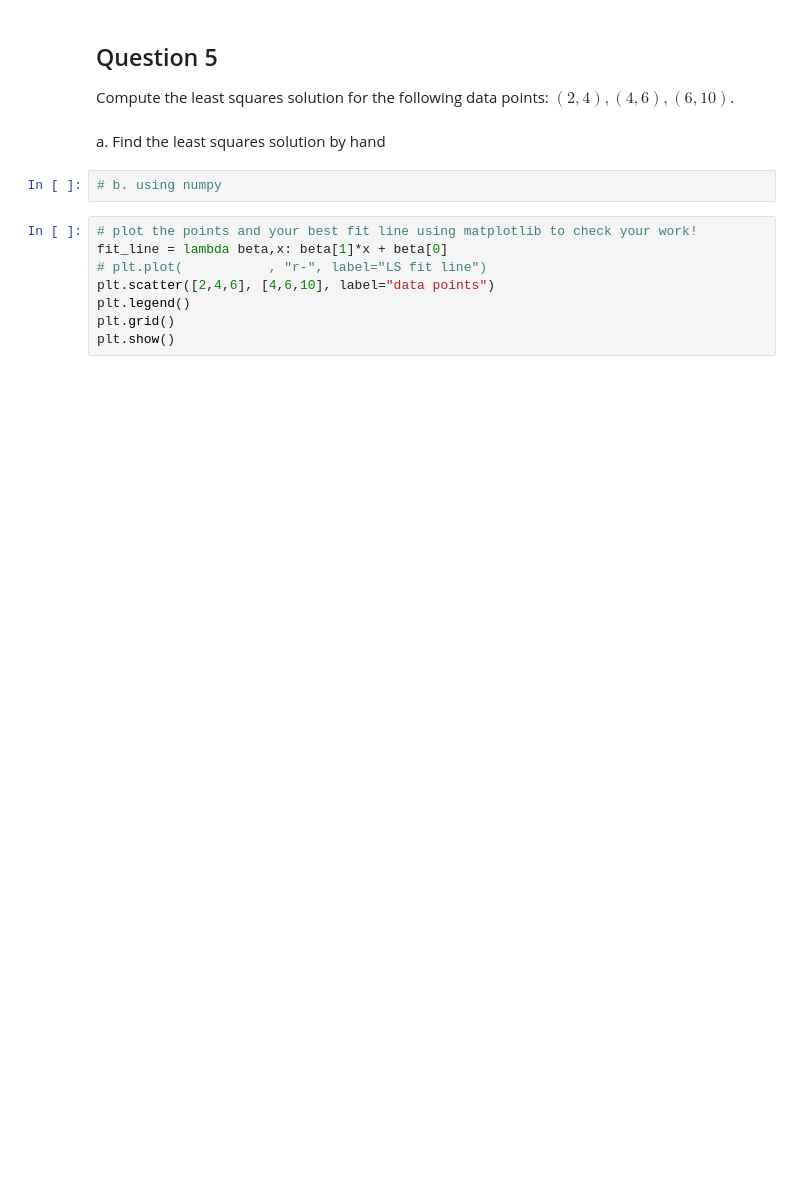
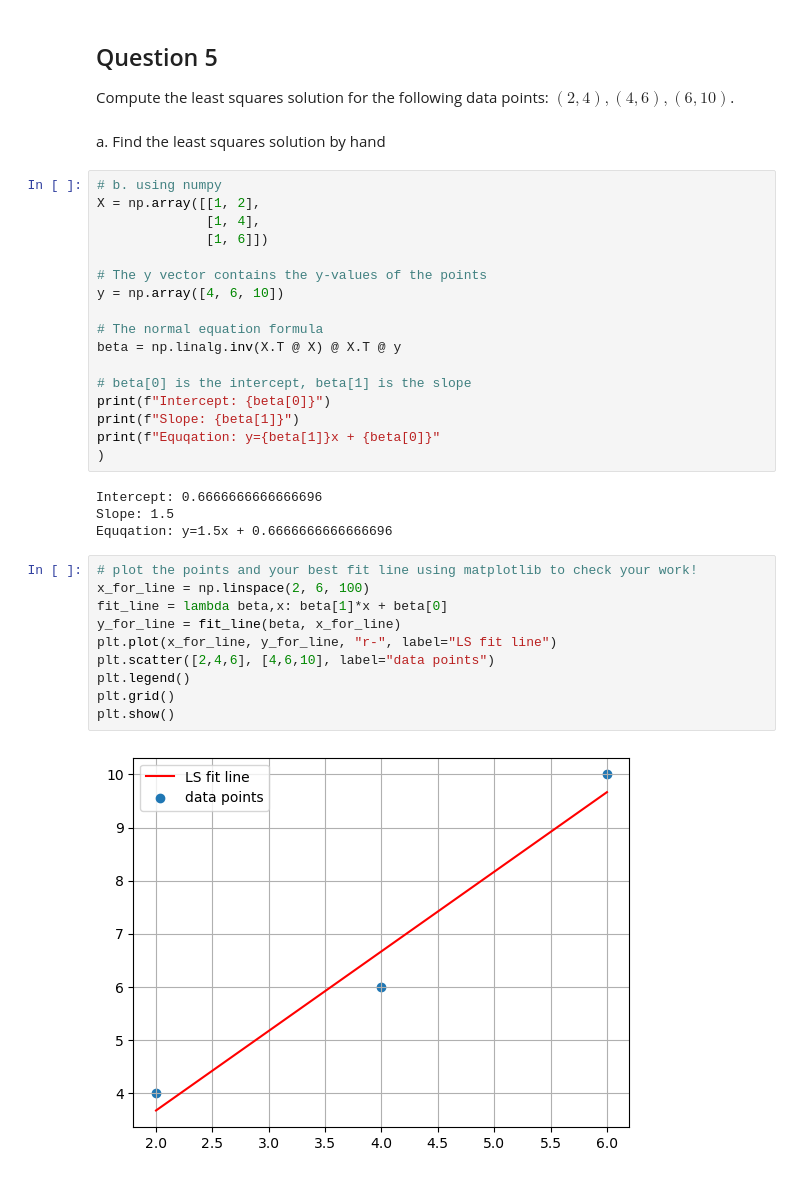
Before and after one commit to AnanyaMujoo/bwsi-comp-problem-solving, a Jupyter notebook: mod1_foundations_of_applied_math/3_more_linear_algerbra.ipynb, the cells around one changed output. Cells and saved outputs as stored; diff of their text form; blank space fills up the shorter version.

```diff
--- a/mod1_foundations_of_applied_math/3_more_linear_algerbra.ipynb
+++ b/mod1_foundations_of_applied_math/3_more_linear_algerbra.ipynb
@@ -318,13 +358,36 @@ print(beta)  # Output: [1.  1.5]
 Compute the least squares solution for the following data points: $(2,4), (4,6), (6,10)$.
 # %% [markdown]
 a. Find the least squares solution by hand
-# %%
-# b. using numpy
+# %%
+# b. using numpy
+X = np.array([[1, 2],
+              [1, 4],
+              [1, 6]])
+
+# The y vector contains the y-values of the points
+y = np.array([4, 6, 10])
+
+# The normal equation formula
+beta = np.linalg.inv(X.T @ X) @ X.T @ y
+
+# beta[0] is the intercept, beta[1] is the slope
+print(f"Intercept: {beta[0]}")
+print(f"Slope: {beta[1]}")
+print(f"Equqation: y={beta[1]}x + {beta[0]}"
+)
+# %% [output]
+Intercept: 0.6666666666666696
+Slope: 1.5
+Equqation: y=1.5x + 0.6666666666666696
 # %%
 # plot the points and your best fit line using matplotlib to check your work!
+x_for_line = np.linspace(2, 6, 100)
 fit_line = lambda beta,x: beta[1]*x + beta[0]
-# plt.plot(           , "r-", label="LS fit line")
+y_for_line = fit_line(beta, x_for_line)
+plt.plot(x_for_line, y_for_line, "r-", label="LS fit line")
 plt.scatter([2,4,6], [4,6,10], label="data points")
 plt.legend()
 plt.grid()
 plt.show()
+# %% [output]
+[figure, added]
```
Also changed, not shown: parts of 11 cells of this notebook.
